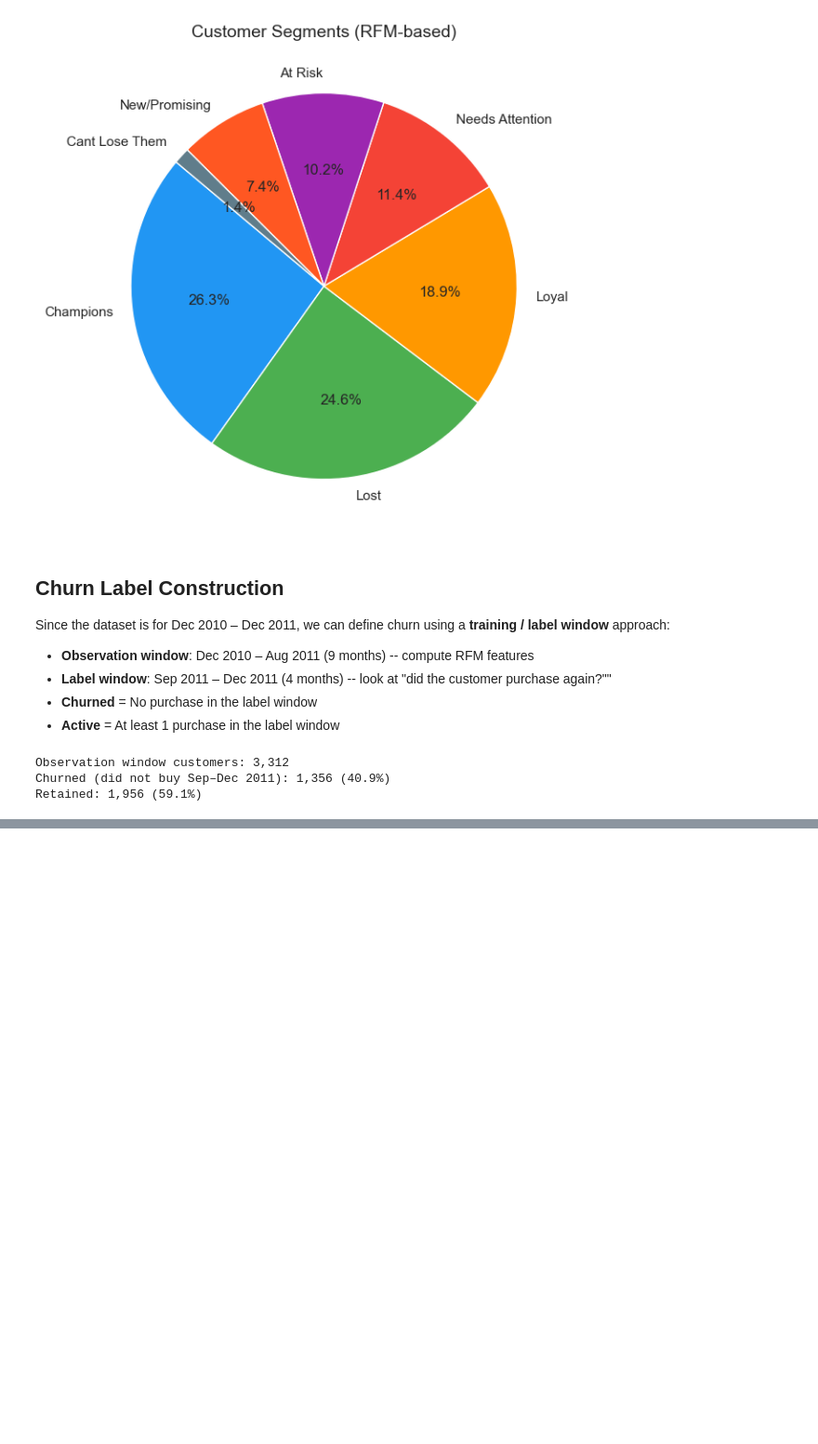
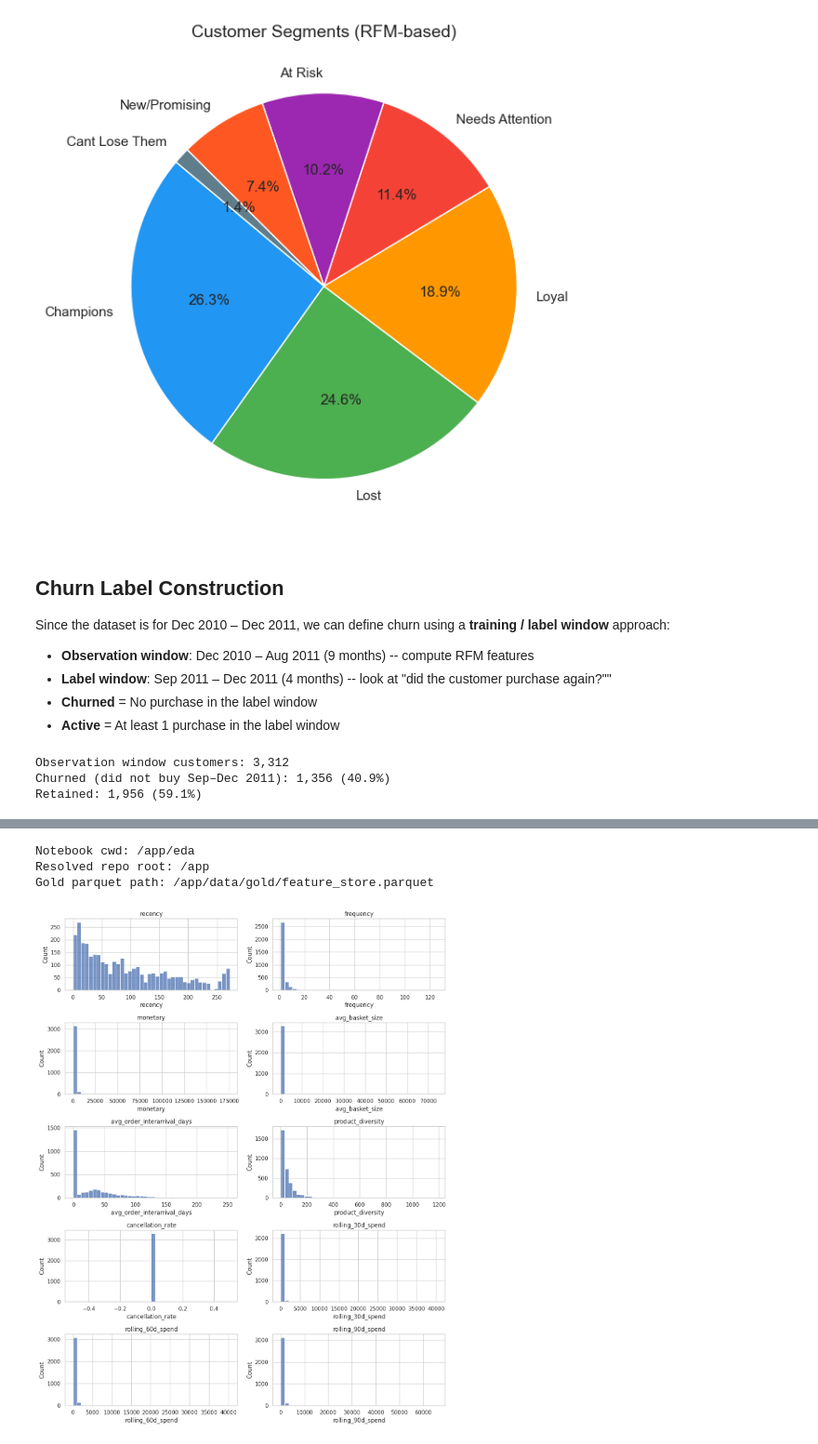
Before and after one commit to wenxuanalex/machine-learning-engineering, a Jupyter notebook: eda/eda.ipynb, the cells around one changed output, grey strips where cells are left out. Shown at 93% size. Saved outputs shown, nothing was run; the diff lists cells and outputs as text; code cells hidden in the pictures; blank space fills up the shorter version.

```diff
--- a/eda/eda.ipynb
+++ b/eda/eda.ipynb
@@ -567,0 +861,62 @@ Retained: 1,956 (59.1%)
+# %%
+# Gold G1 QA plots
+from pathlib import Path
+import pandas as pd
+import matplotlib.pyplot as plt
+
+try:
+    import seaborn as sns
+except Exception:
+    sns = None
+
+def find_repo_root(start: Path) -> Path:
+    for candidate in [start, *start.parents]:
+        if (candidate / 'data' / 'gold' / 'feature_store.parquet').exists():
+            return candidate
+    return start
+
+repo_root = find_repo_root(Path.cwd())
+fs_path = repo_root / 'data' / 'gold' / 'feature_store.parquet'
+print('Notebook cwd:', Path.cwd())
+print('Resolved repo root:', repo_root)
+print('Gold parquet path:', fs_path)
+
+if not fs_path.exists():
+    print(f"Feature store not found at {fs_path}. Run `python main.py` first.")
+else:
+    fs = pd.read_parquet(fs_path)
+    cols = [
+        "recency",
+        "frequency",
+        "monetary",
+        "avg_basket_size",
+        "avg_order_interarrival_days",
+        "product_diversity",
+        "cancellation_rate",
+        "rolling_30d_spend",
+        "rolling_60d_spend",
+        "rolling_90d_spend",
+    ]
+    present = [c for c in cols if c in fs.columns]
+    if not present:
+        print("No RFM/rolling spend columns available to plot.")
+    else:
+        n = len(present)
+        ncols = 2
+        nrows = (n + ncols - 1) // ncols
+        plt.figure(figsize=(6 * ncols, 3 * nrows))
+        for i, c in enumerate(present, 1):
+            ax = plt.subplot(nrows, ncols, i)
+            series = fs[c].dropna()
+            if sns is not None:
+                sns.histplot(series, kde=False, bins=40)
+            else:
+                ax.hist(series, bins=40)
+            ax.set_title(c)
+        plt.tight_layout()
+        plt.show()
+# %% [output]
+Notebook cwd: /app/eda
+Resolved repo root: /app
+Gold parquet path: /app/data/gold/feature_store.parquet
+[figure, added]
```
Also changed, not shown: parts of 9 cells of this notebook, 8 other files.
